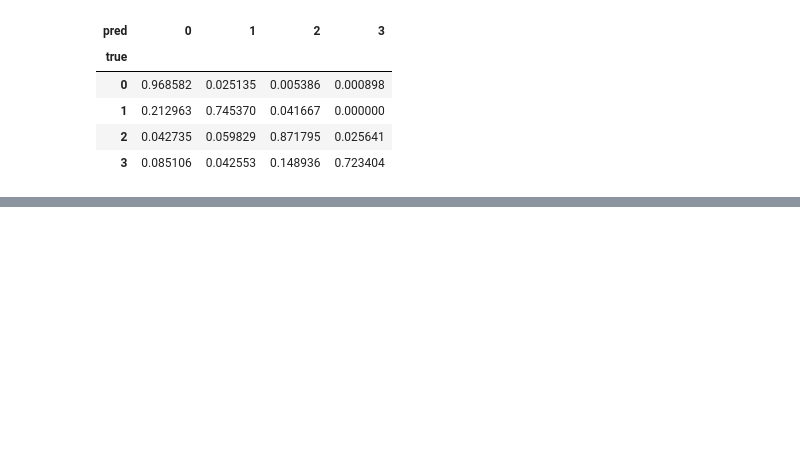
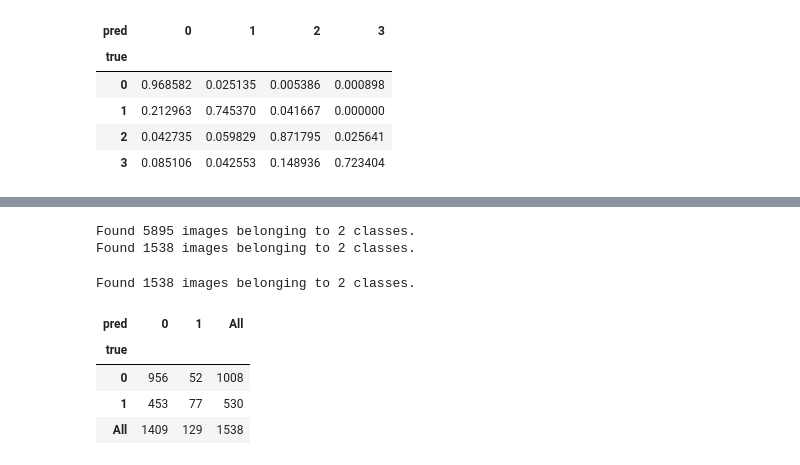
Before and after one commit to wenshuoliu/DLproj, a Jupyter notebook: UC_colonoscopy/scratch.ipynb, the cells around one changed output, grey strips where cells are left out. Cells and saved outputs as stored; diff of their text form; code cells hidden in the pictures; blank space fills up the shorter version.

```diff
--- a/UC_colonoscopy/scratch.ipynb
+++ b/UC_colonoscopy/scratch.ipynb
@@ -281,0 +319,41 @@ pd.crosstab(index=df.true, columns=df.pred).apply(lambda r: r/r.sum(), axis=1)
+# %%
+train_datagen = ImageDataGenerator(
+        rotation_range=90,
+        width_shift_range=0.2,
+        height_shift_range=0.2,
+        shear_range=0.2,
+        zoom_range=0.2,
+        horizontal_flip=True,
+        vertical_flip=True,
+        fill_mode='nearest',
+        rescale=1./255)
+
+test_datagen = ImageDataGenerator(rescale=1./255)
+
+train_generator = train_datagen.flow_from_directory(
+        path+'zero_nzero/train/',  # this is the target directory
+        target_size=(256, 320),
+        batch_size=batch_size,
+        class_mode='categorical')
+
+validation_generator = test_datagen.flow_from_directory(
+        path+'zero_nzero/validation/',
+        target_size=(256, 320),
+        batch_size=batch_size,
+        shuffle=False,
+        class_mode='categorical')
+# %% [output]
+Found 5895 images belonging to 2 classes.
+Found 1538 images belonging to 2 classes.
+# %%
+class_gen = test_datagen.flow_from_directory(
+        path+'zero_nzero/validation/',
+        target_size=(4, 5),
+        batch_size=1538,
+        shuffle=False,
+        class_mode='categorical')
+X_waste, y_true = next(class_gen)
+# %% [output]
+Found 1538 images belonging to 2 classes.
+# %%
+y_true_class = y_true.argmax(axis=1)
@@ -281,0 +363,10 @@ pd.crosstab(index=df.true, columns=df.pred).apply(lambda r: r/r.sum(), axis=1)
+# %%
+df = pd.DataFrame(data=np.column_stack((y_true_class, y_pred_class)), columns=('true', 'pred'))
+# %%
+pd.crosstab(index=df.true, columns=df.pred, margins=True)
+# %% [output]
+| pred | 0 | 1 | All |
+| true |  |  |  |
+| 0 | 956 | 52 | 1008 |
+| 1 | 453 | 77 | 530 |
+| All | 1409 | 129 | 1538 |
```
Also changed, not shown: parts of 21 cells of this notebook, 3 other files.
